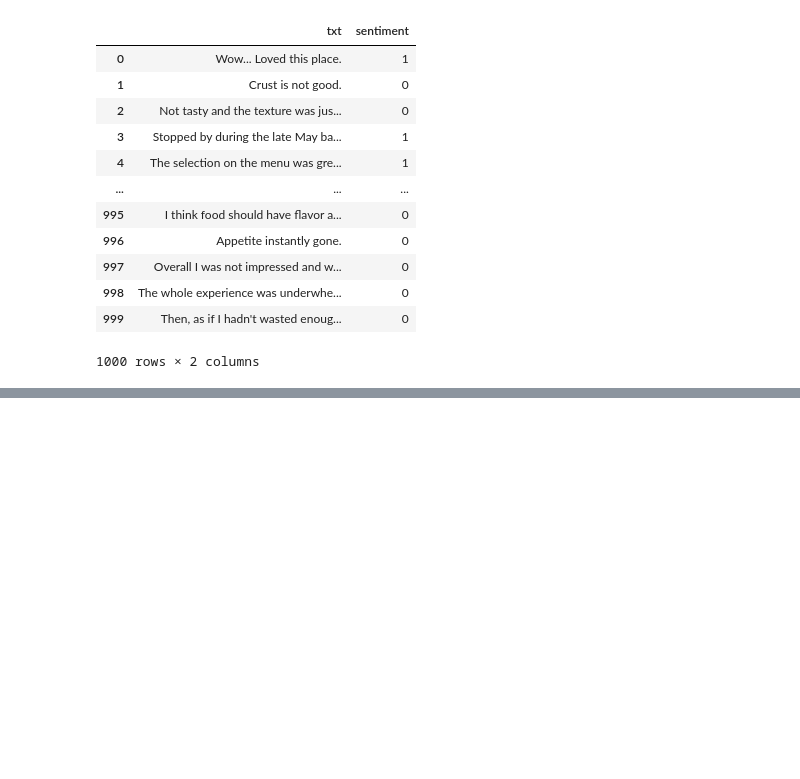
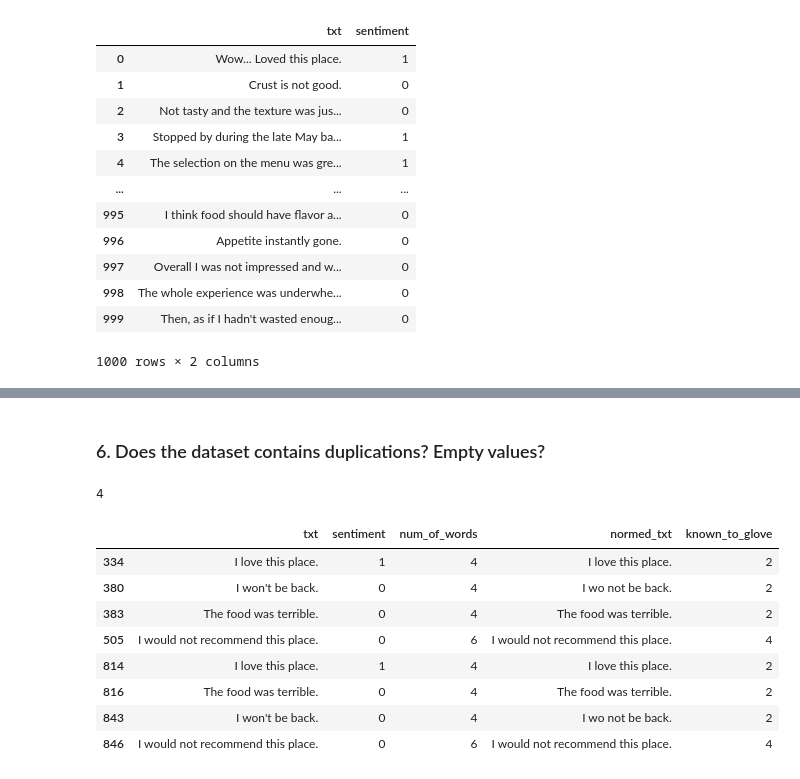
Before and after one commit to yairhoresh/Afeka, a Jupyter notebook: class_exercise_EDA_and_word_embedding.ipynb, the cells around one changed output, grey strips where cells are left out. Saved outputs shown, nothing was run; the diff lists cells and outputs as text; code cells hidden in the pictures; blank space fills up the shorter version.

```diff
--- a/class_exercise_EDA_and_word_embedding.ipynb
+++ b/class_exercise_EDA_and_word_embedding.ipynb
@@ -47,0 +54,3 @@ df
+# %%
+df['num_of_words'] = df['txt'].apply(lambda x : len(x.split(' ')))
+df.sample(5)
@@ -47,0 +114,18 @@ df
+# %% [markdown]
+### 6. Does the dataset contains duplications? Empty values?
+# %%
+df.duplicated(subset='txt', keep='first').sum()
+# %% [output]
+4
+# %%
+df[df.duplicated(subset='txt', keep=False)]
+# %% [output]
+|  | txt | sentiment | num_of_words | normed_txt | known_to_glove |
+| 334 | I love this place. | 1 | 4 | I love this place. | 2 |
+| 380 | I won't be back. | 0 | 4 | I wo not be back. | 2 |
+| 383 | The food was terrible. | 0 | 4 | The food was terrible. | 2 |
+| 505 | I would not recommend this place. | 0 | 6 | I would not recommend this place. | 4 |
+| 814 | I love this place. | 1 | 4 | I love this place. | 2 |
+| 816 | The food was terrible. | 0 | 4 | The food was terrible. | 2 |
+| 843 | I won't be back. | 0 | 4 | I wo not be back. | 2 |
+| 846 | I would not recommend this place. | 0 | 6 | I would not recommend this place. | 4 |
```
Also changed, not shown: parts of 27 cells of this notebook.
